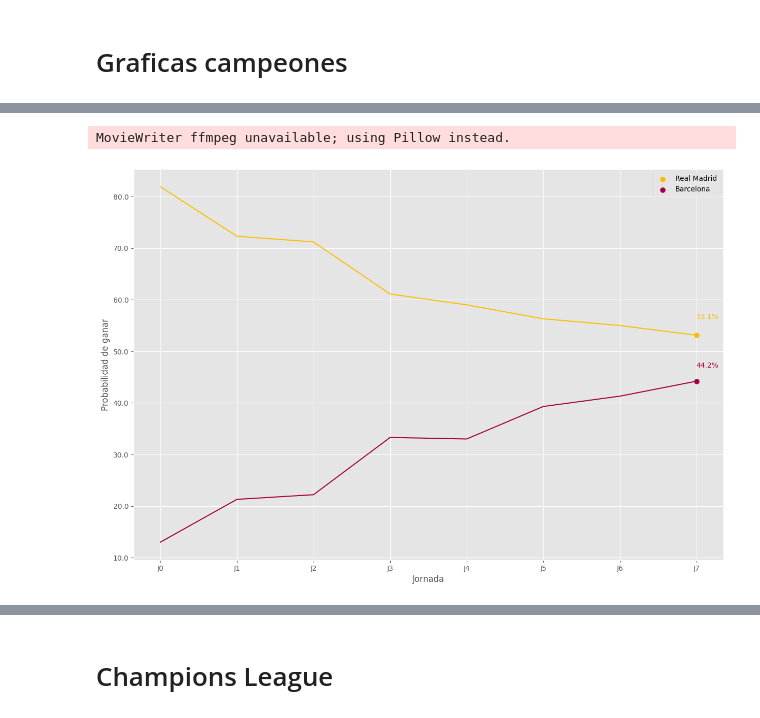
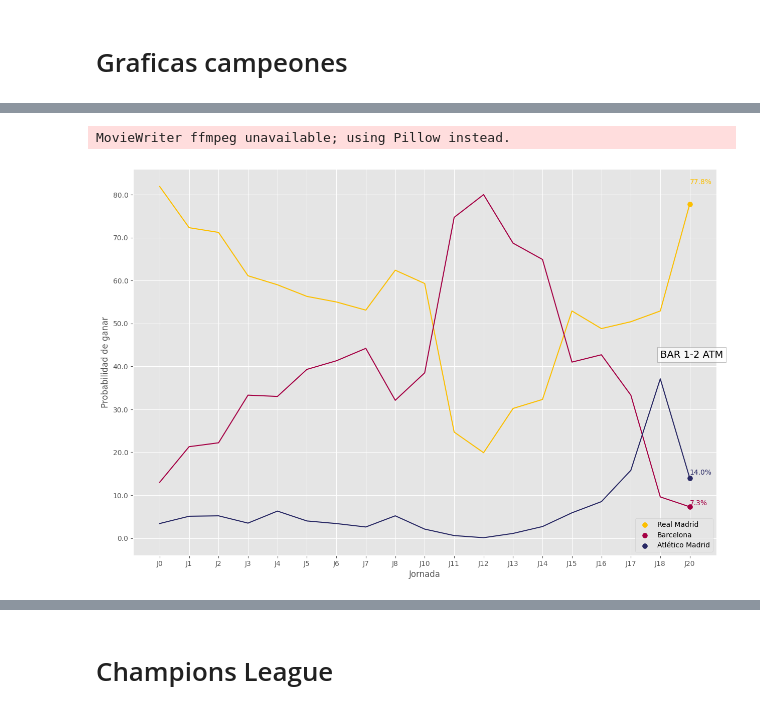
Before and after one commit to Andres-Guzman-19/Prediccion_la_liga, a Jupyter notebook: Notebook/Visualizacion.ipynb, the cells around one changed output, grey strips where cells are left out. Drawn from its saved outputs; the diff is of its cells as text; code cells hidden in the pictures.

```diff
--- a/Notebook/Visualizacion.ipynb
+++ b/Notebook/Visualizacion.ipynb
@@ -72,11 +70,11 @@ for idx, i in enumerate(Campeones.index):
   else:
     plt.plot(Campeones.columns, Campeones.T[i], label = i)
 
-for i in Campeones.T.values[6][:]:
-  if i > 0.2:
+for i in Campeones.T.values[-1][:]:
+  if i > 0.6:
     plt.text(Campeones.columns[-1], i, f"{i:,.1f}%")
 
-plt.text(Campeones.columns[-1], 0.2, "< 0.2%")
+plt.text(Campeones.columns[-1], 0.4, "< 0.4%")
 
 plt.xlabel('Jornada')
 plt.ylabel('Probabilidad de ganar')
@@ -89,30 +102,47 @@ plt.show()
 # %%
-animacion = {'Real Madrid': '#fcbf00', 'Barcelona' :'#a50044'}
+animacion = {'Real Madrid': '#fcbf00', 'Barcelona' :'#a50044', 'Atlético Madrid': '#282864'}
 fig, ax = plt.subplots(figsize=(15, 10), dpi = 100)
 def update(frame):
 
     if frame == 0:
         return None
 
     subset_df = Campeones.T.iloc[:frame]
     ax.clear()
     ax.yaxis.set_major_formatter(FormatStrFormatter('%.1f'))
 
     for i in animacion:
       ax.plot(subset_df.index, subset_df[i], color = animacion[i])
-      ax.scatter(subset_df.index[-1], subset_df[i].values[-1], s=50, label = i, color = animacion[i])
-      plt.text(subset_df.index[-1], subset_df[i].values[-1]*1.06, f"{subset_df[i].values[-1]:,.1f}%", color = animacion[i])
+      ax.scatter(subset_df.index[-1], subset_df[i].values[-1], s=50,
+                 label = i, color = animacion[i])
+      plt.text(subset_df.index[-1], subset_df[i].values[-1]*1.06,
+               f"{subset_df[i].values[-1]:,.1f}%", color = animacion[i])
+
+    if 9 <= frame <= 13:
+      ax.text(subset_df.index[8], subset_df['Real Madrid'].values[8]+5,
+              'ATM 1-1 RM',fontsize=14, color='black',
+              bbox=dict(facecolor='white', alpha=0.7, edgecolor='gray'))
+
+    if 11 <= frame <= 15:
+      ax.text(subset_df.index[10], subset_df['Barcelona'].values[10]+5,
+              'RM 0-4 BAR',fontsize=14, color='black',
+              bbox=dict(facecolor='white', alpha=0.7, edgecolor='gray'))
+
+    if 18 <= frame <= 23:
+      ax.text(subset_df.index[17], subset_df['Atlético Madrid'].values[17]+5,
+              'BAR 1-2 ATM',fontsize=14, color='black',
+              bbox=dict(facecolor='white', alpha=0.7, edgecolor='gray'))
 
     ax.legend()
     plt.xlabel('Jornada')
     plt.ylabel('Probabilidad de ganar')
 
 path = guardar + '/Probabilidad_Mejores_Equipos.gif'
-ani = FuncAnimation(fig, update, frames= len(Campeones) + 3)
-ani.save(path, fps=1)
+ani = FuncAnimation(fig, update, frames = Campeones.shape[-1] + 4)
+ani.save(path, fps = 1)
 # %% [output]
 MovieWriter ffmpeg unavailable; using Pillow instead.
-[figure, old version]
+[figure, new version]
 # %%
 grafica_lollipop(Campeones.reset_index(), 'ser campeon')
 # %% [output]
```
Also changed, not shown: parts of 12 cells of this notebook, 3 other files.
